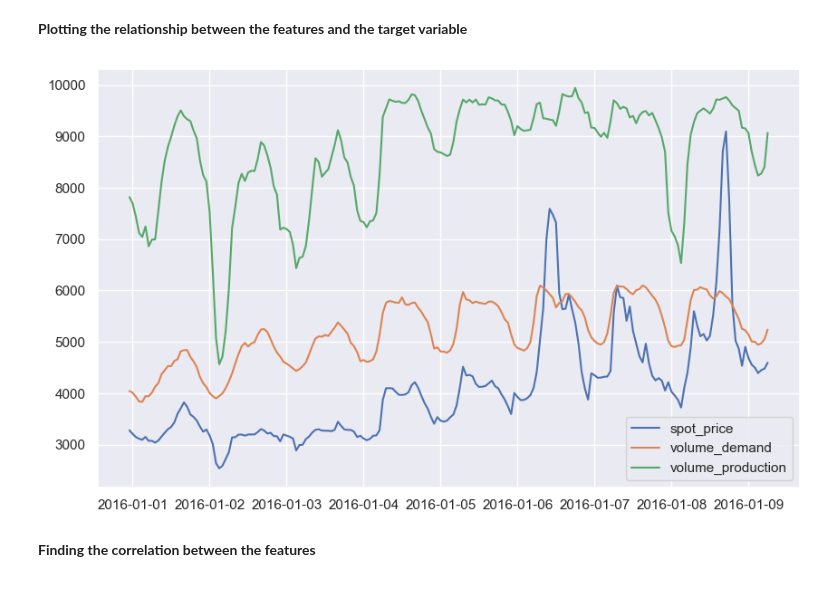
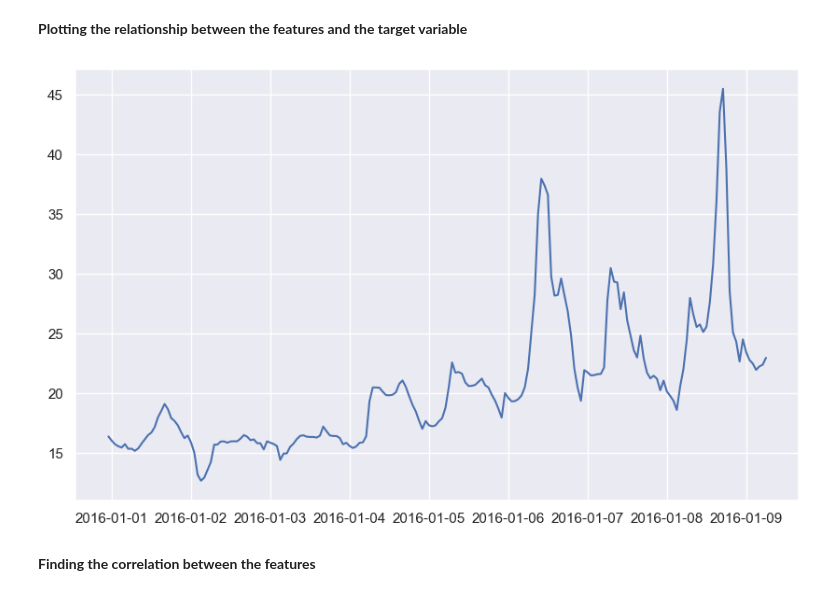
Before and after one commit to Naqibulr/applied-data-science, a Jupyter notebook: price_forecasting.ipynb, the cells around one changed output. Saved outputs shown, nothing was run; the diff lists cells and outputs as text; code cells hidden in the pictures.

```diff
--- a/price_forecasting.ipynb
+++ b/price_forecasting.ipynb
@@ -43,12 +49,9 @@ plt.show()
 **Plotting the relationship between the features and the target variable**
 # %%
 plt.figure(figsize=(10, 6))
-plt.plot(dataset['datetime_utc'][:200], dataset['spot_price'][:200] * 200)  # multiply by 200 to make spot price comparable to the features
-plt.plot(dataset['datetime_utc'][:200], dataset['volume_demand'][:200])
-plt.plot(dataset['datetime_utc'][:200], dataset['volume_production'][:200])
-plt.legend(['spot_price', 'volume_demand', 'volume_production'])
+plt.plot(dataset['datetime_utc'][:200], dataset['spot_price'][:200])  # multiply by 200 to make spot price comparable to the features
 plt.show()
 # %% [output]
-[figure, old version]
+[figure, new version]
 # %% [markdown]
 **Finding the correlation between the features**
```
Also changed, not shown: parts of 14 cells of this notebook, 5 other files.
